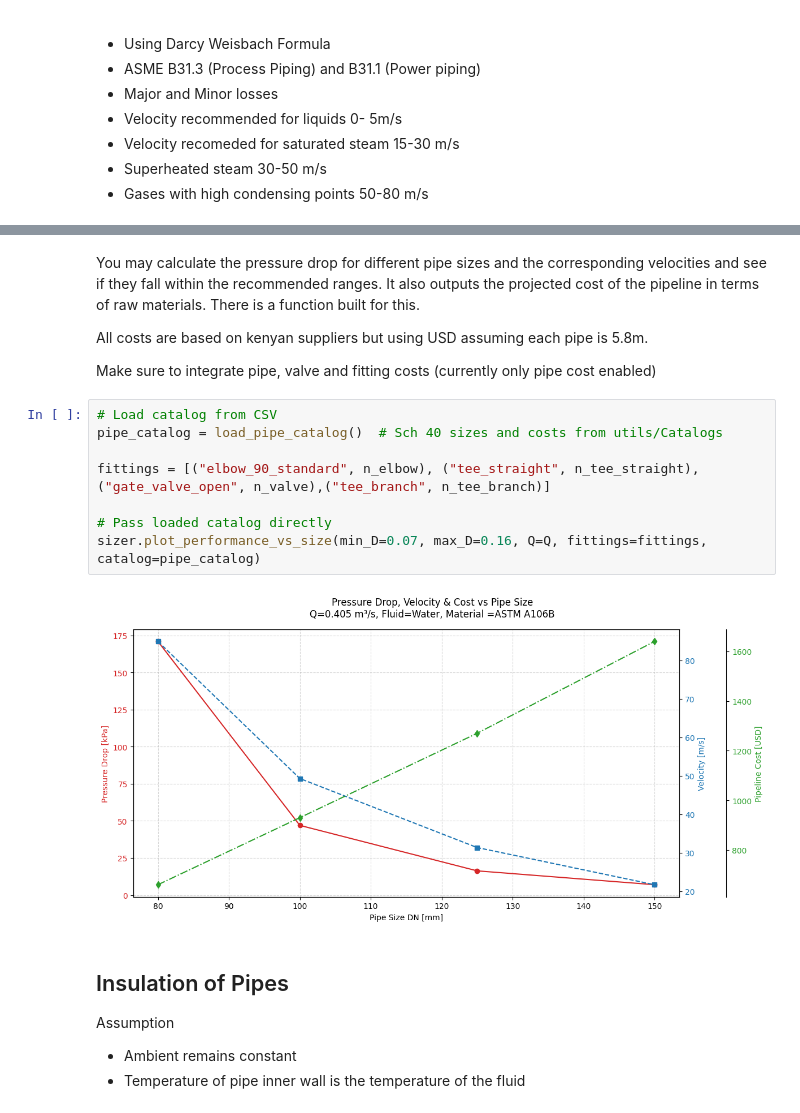
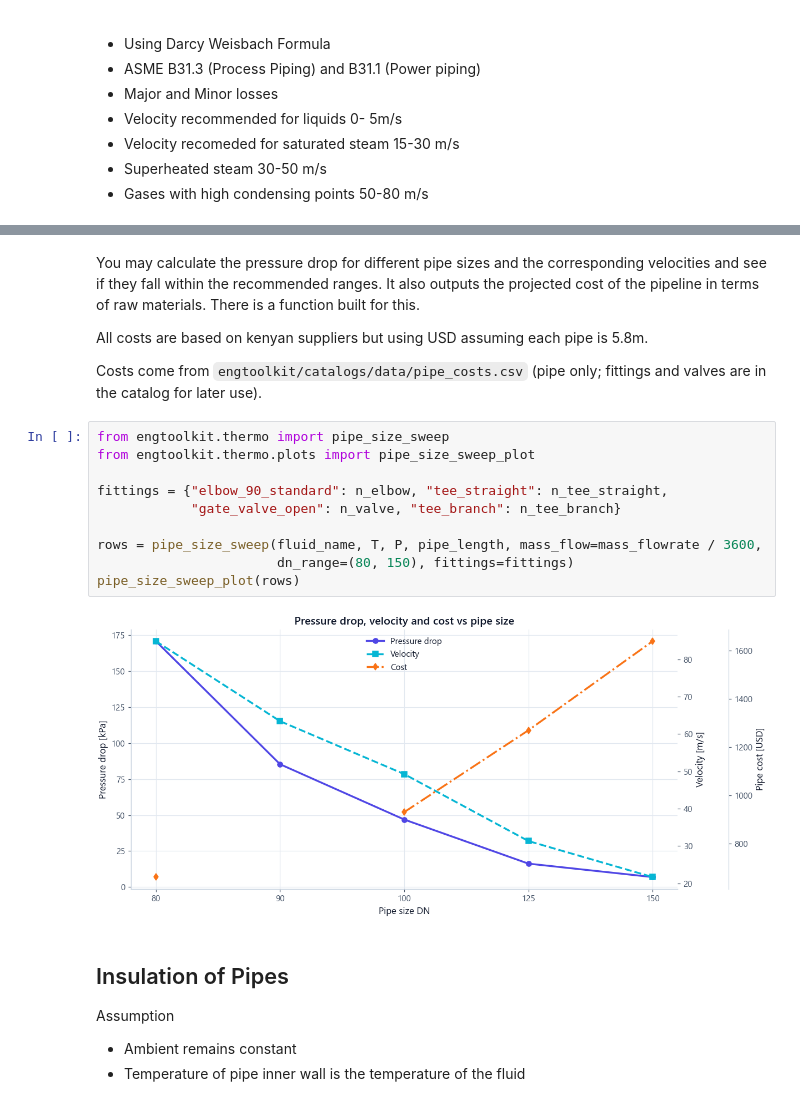
Before and after one commit to areebahmed401/aa-engineering-toolkit, a Jupyter notebook: notebooks/thermo/pipe_sizing.ipynb, the cells around one changed output, grey strips where cells are left out. Drawn from its saved outputs; the diff is of its cells as text.

```diff
--- a/notebooks/thermo/pipe_sizing.ipynb
+++ b/notebooks/thermo/pipe_sizing.ipynb
@@ -86,17 +68,19 @@ You may calculate the pressure drop for different pipe sizes and the correspondi
 
 All costs are based on kenyan suppliers but using USD assuming each pipe is 5.8m.
 
-Make sure to integrate pipe, valve and fitting costs (currently only pipe cost enabled)
+Costs come from `engtoolkit/catalogs/data/pipe_costs.csv` (pipe only; fittings and valves are in the catalog for later use).
 # %%
-# Load catalog from CSV
-pipe_catalog = load_pipe_catalog()  # Sch 40 sizes and costs from utils/Catalogs
+from engtoolkit.thermo import pipe_size_sweep
+from engtoolkit.thermo.plots import pipe_size_sweep_plot
 
-fittings = [("elbow_90_standard", n_elbow), ("tee_straight", n_tee_straight), ("gate_valve_open", n_valve),("tee_branch", n_tee_branch)]
+fittings = {"elbow_90_standard": n_elbow, "tee_straight": n_tee_straight,
+            "gate_valve_open": n_valve, "tee_branch": n_tee_branch}
 
-# Pass loaded catalog directly
-sizer.plot_performance_vs_size(min_D=0.07, max_D=0.16, Q=Q, fittings=fittings, catalog=pipe_catalog)
+rows = pipe_size_sweep(fluid_name, T, P, pipe_length, mass_flow=mass_flowrate / 3600,
+                       dn_range=(80, 150), fittings=fittings)
+pipe_size_sweep_plot(rows)
 # %% [output]
-[figure, old version]
+[figure, new version]
 # %% [markdown]
 ## Insulation of Pipes
 Assumption
```
Also changed, not shown: parts of 3 cells of this notebook, 6 other files.
